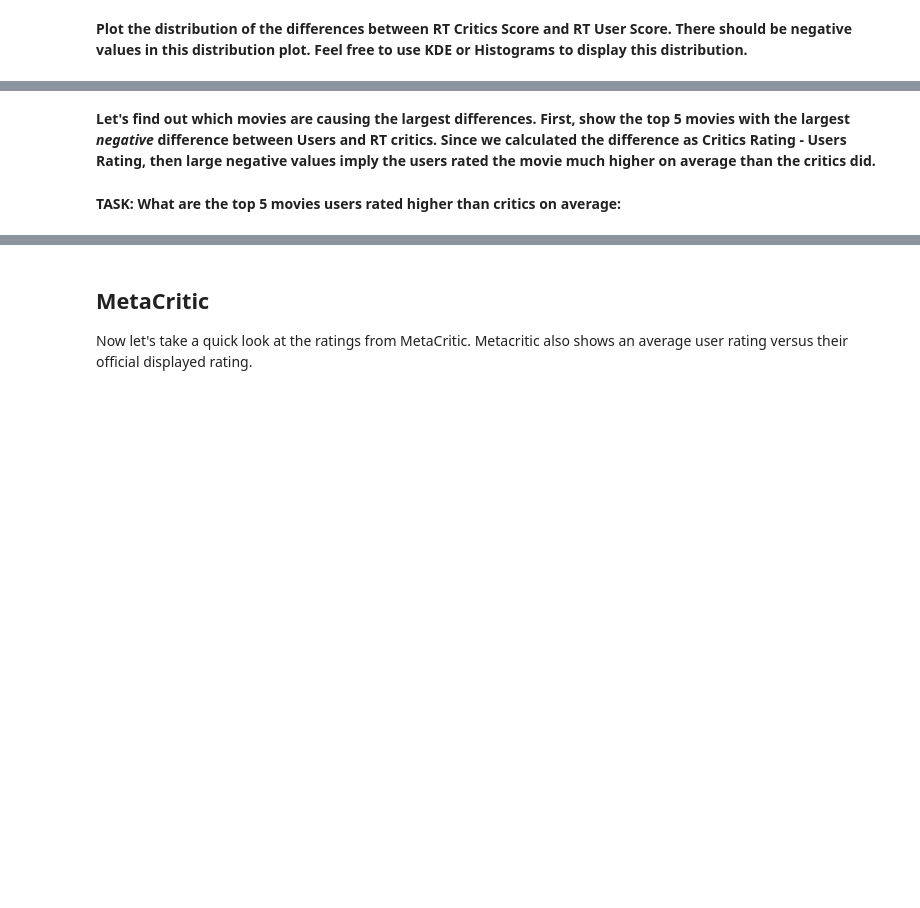
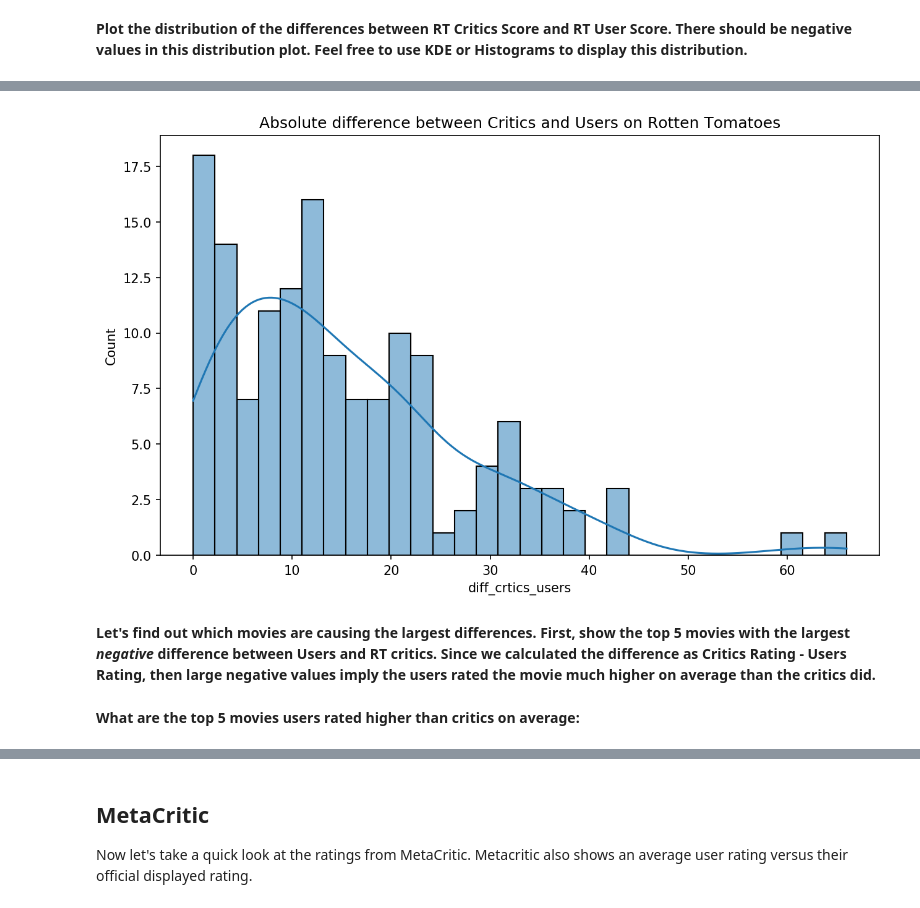
Before and after one commit to FarzinRad/Comparison-online-movie-score, a Jupyter notebook: Comparison-online-movie-score .ipynb, the cells around one changed output, grey strips where cells are left out. Cells and saved outputs as stored; diff of their text form; code cells hidden in the pictures; blank space fills up the shorter version.

```diff
--- a/Comparison-online-movie-score .ipynb
+++ b/Comparison-online-movie-score .ipynb
@@ -436,4 +433,12 @@ all_sites['diff_crtics_users'].apply(abs).mean()
+# %%
+# Plot distribution the absolute difference between Critics and Users on Rotten Tomatoes
+dcu = all_sites['diff_crtics_users'].apply(abs)
+plt.figure(figsize = (10, 6), dpi = 150)
+sns.histplot(x = dcu, data = all_sites, kde = True, bins=30)
+plt.title("Absolute difference between Critics and Users on Rotten Tomatoes");
+# %% [output]
+[figure, added]
 # %% [markdown]
 **Let's find out which movies are causing the largest differences. First, show the top 5 movies with the largest *negative* difference between Users and RT critics. Since we calculated the difference as Critics Rating - Users Rating, then large negative values imply the users rated the movie much higher on average than the critics did.**
 # %% [markdown]
-**TASK: What are the top 5 movies users rated higher than critics on average:**
+**What are the top 5 movies users rated higher than critics on average:**
```
Also changed, not shown: parts of 13 cells of this notebook.
